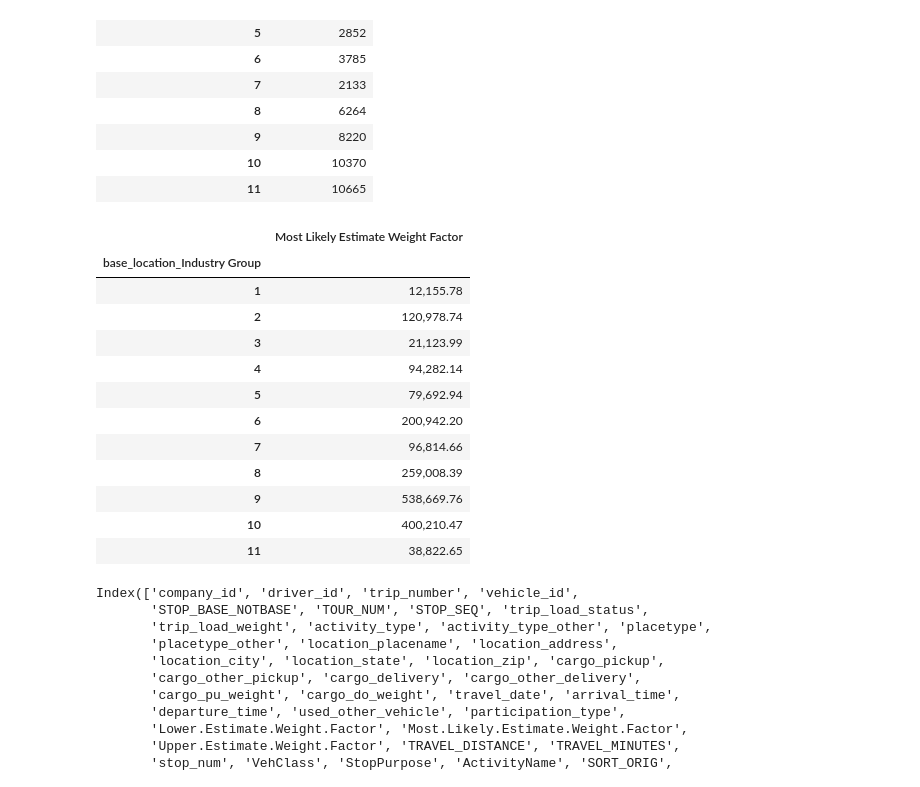
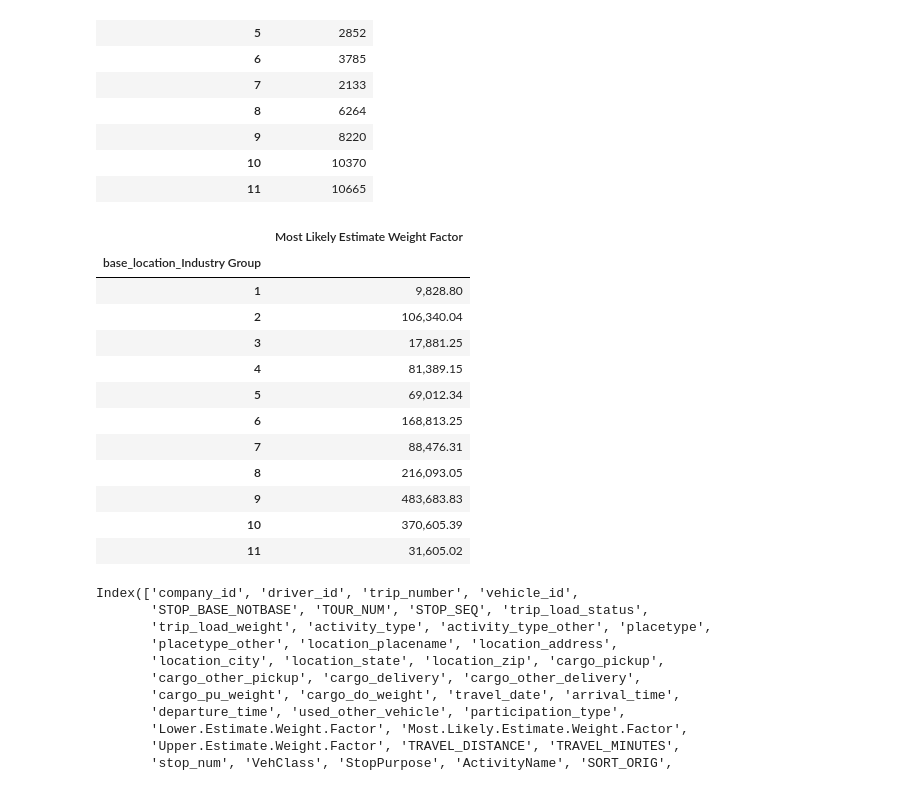
Before and after one commit to SANDAG/Data_CVM, a Jupyter notebook: abm2p/CVS_data_aggregation.ipynb, the cells around one changed output. Drawn from its saved outputs; the diff is of its cells as text; code cells hidden in the pictures.

```diff
--- a/abm2p/CVS_data_aggregation.ipynb
+++ b/abm2p/CVS_data_aggregation.ipynb
@@ -59,27 +59,28 @@ employees
 | 10 | 10370 |
 | 11 | 10665 |
 # %%
-trip = trip_data.merge(establishment_data[
+trip_data_ = trip_data[trip_data.arrival_time.notna()]
+trip = trip_data_.merge(establishment_data[
     ['company_id', 'base_location_Industry Group']
     ], on='company_id', how='left')
 gc = trip[
     ['base_location_Industry Group', 'Most Likely Estimate Weight Factor']
     ].groupby('base_location_Industry Group').sum()
 gc
 # %% [output]
 |  | Most Likely Estimate Weight Factor |
 | base_location_Industry Group |  |
-| 1 | 12,155.78 |
-| 2 | 120,978.74 |
-| 3 | 21,123.99 |
-| 4 | 94,282.14 |
-| 5 | 79,692.94 |
-| 6 | 200,942.20 |
-| 7 | 96,814.66 |
-| 8 | 259,008.39 |
-| 9 | 538,669.76 |
-| 10 | 400,210.47 |
-| 11 | 38,822.65 |
+| 1 | 9,828.80 |
+| 2 | 106,340.04 |
+| 3 | 17,881.25 |
+| 4 | 81,389.15 |
+| 5 | 69,012.34 |
+| 6 | 168,813.25 |
+| 7 | 88,476.31 |
+| 8 | 216,093.05 |
+| 9 | 483,683.83 |
+| 10 | 370,605.39 |
+| 11 | 31,605.02 |
 # %%
 tour_data.columns
 # %% [output]
```
Also changed, not shown: parts of 8 cells of this notebook, 3 other files.
